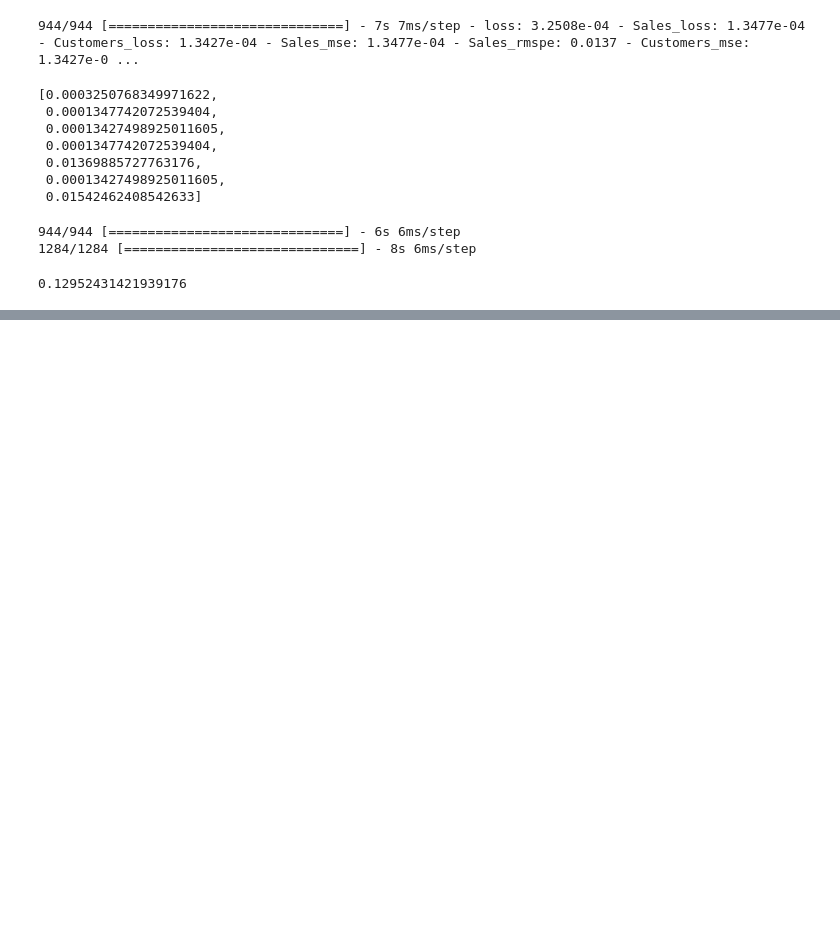
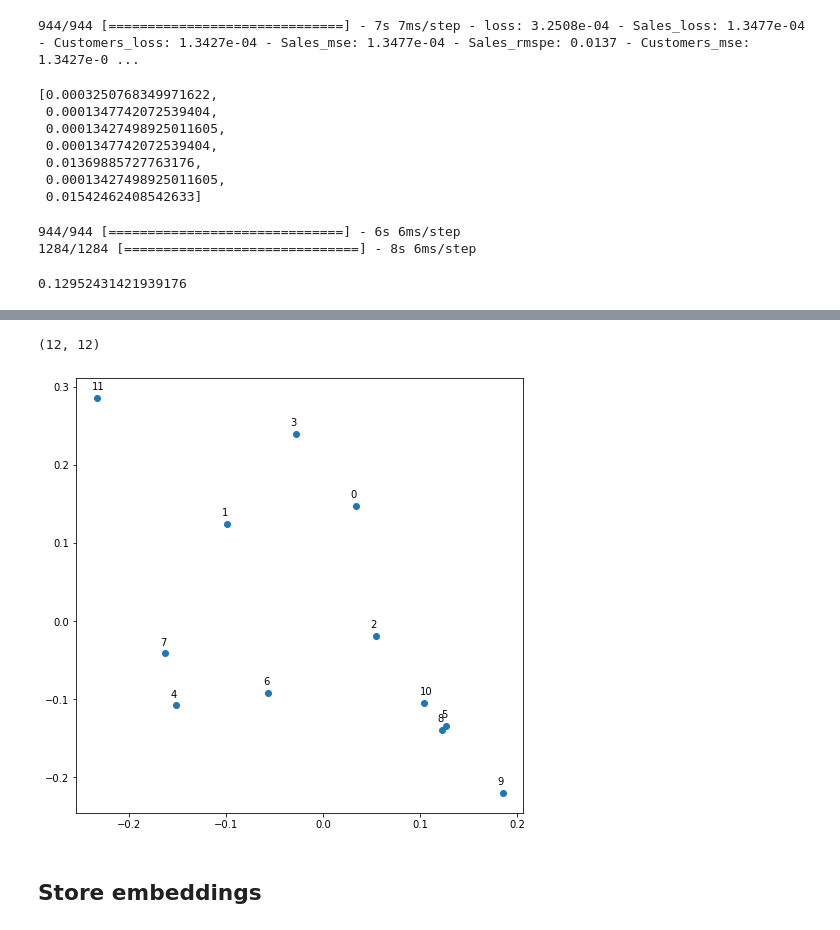
Before and after one commit to LedesmaFran/TP2-NN, a Jupyter notebook: Entrega/5-Rossman-Process.ipynb, the cells around one changed output, grey strips where cells are left out. Cells and saved outputs as stored; diff of their text form; code cells hidden in the pictures; blank space fills up the shorter version.

```diff
--- a/Entrega/5-Rossman-Process.ipynb
+++ b/Entrega/5-Rossman-Process.ipynb
@@ -359,0 +396,7 @@ final.to_csv('result/sample_submission_final.csv', sep=',', encoding='utf-8')
+# %%
+plot_embed('Month_Embed', list(range(12)))
+# %% [output]
+(12, 12)
+[figure, added]
+# %% [markdown]
+## Store embeddings
```
Also changed, not shown: parts of 8 cells of this notebook, 3 other files.
